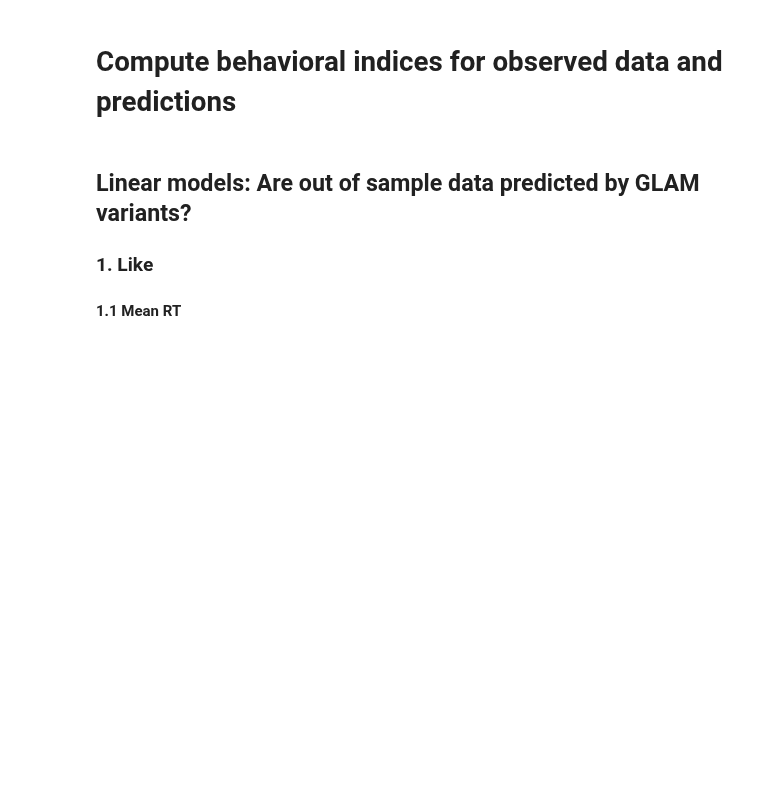
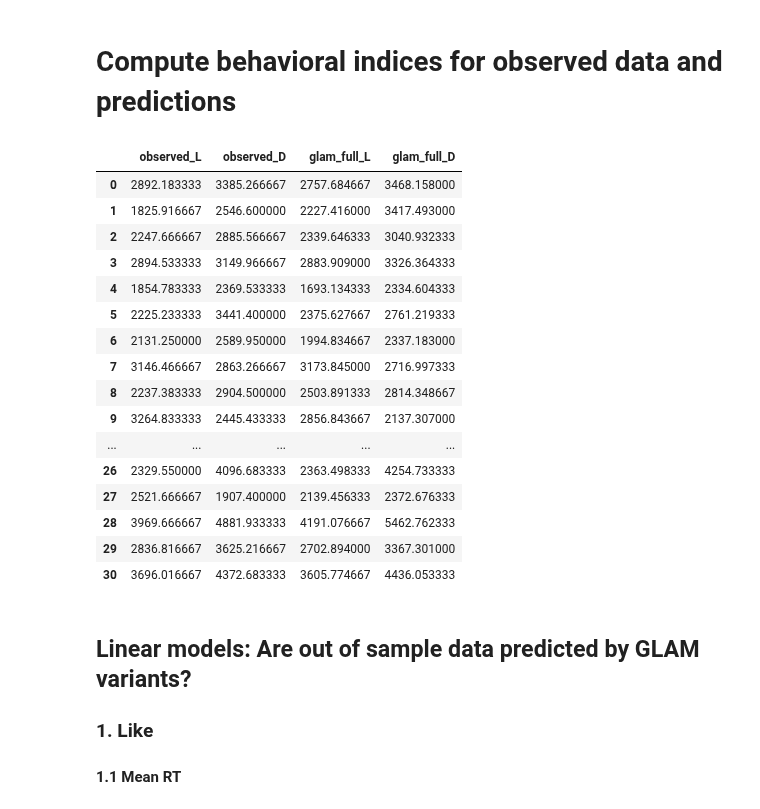
Before and after one commit to pradysepulveda/glamDDM_FF2018, a Jupyter notebook: FF2019_Sim_test_comparison_Like_Dislike_31.ipynb, the cells around one changed output. Cells and saved outputs as stored; diff of their text form; code cells hidden in the pictures; blank space fills up the shorter version.

```diff
--- a/FF2019_Sim_test_comparison_Like_Dislike_31.ipynb
+++ b/FF2019_Sim_test_comparison_Like_Dislike_31.ipynb
@@ -258,6 +258,26 @@ gaze_influence = pd.DataFrame(dict(observed_L=compute_gaze_influence(test_data_L
                                    observed_D=compute_gaze_influence(test_data_D_inv),
                                    glam_full_L=compute_gaze_influence(glam_full_L),
                                   glam_full_D=compute_gaze_influence(glam_full_D_inv)))
+# %%
+mean_rt
+# %% [output]
+|  | observed_L | observed_D | glam_full_L | glam_full_D |
+| 0 | 2892.183333 | 3385.266667 | 2757.684667 | 3468.158000 |
+| 1 | 1825.916667 | 2546.600000 | 2227.416000 | 3417.493000 |
+| 2 | 2247.666667 | 2885.566667 | 2339.646333 | 3040.932333 |
+| 3 | 2894.533333 | 3149.966667 | 2883.909000 | 3326.364333 |
+| 4 | 1854.783333 | 2369.533333 | 1693.134333 | 2334.604333 |
+| 5 | 2225.233333 | 3441.400000 | 2375.627667 | 2761.219333 |
+| 6 | 2131.250000 | 2589.950000 | 1994.834667 | 2337.183000 |
+| 7 | 3146.466667 | 2863.266667 | 3173.845000 | 2716.997333 |
+| 8 | 2237.383333 | 2904.500000 | 2503.891333 | 2814.348667 |
+| 9 | 3264.833333 | 2445.433333 | 2856.843667 | 2137.307000 |
+| ... | ... | ... | ... | ... |
+| 26 | 2329.550000 | 4096.683333 | 2363.498333 | 4254.733333 |
+| 27 | 2521.666667 | 1907.400000 | 2139.456333 | 2372.676333 |
+| 28 | 3969.666667 | 4881.933333 | 4191.076667 | 5462.762333 |
+| 29 | 2836.816667 | 3625.216667 | 2702.894000 | 3367.301000 |
+| 30 | 3696.016667 | 4372.683333 | 3605.774667 | 4436.053333 |
 # %% [markdown]
 ## Linear models: Are out of sample data predicted by GLAM variants?
 
```
Also changed, not shown: 24 other files.
